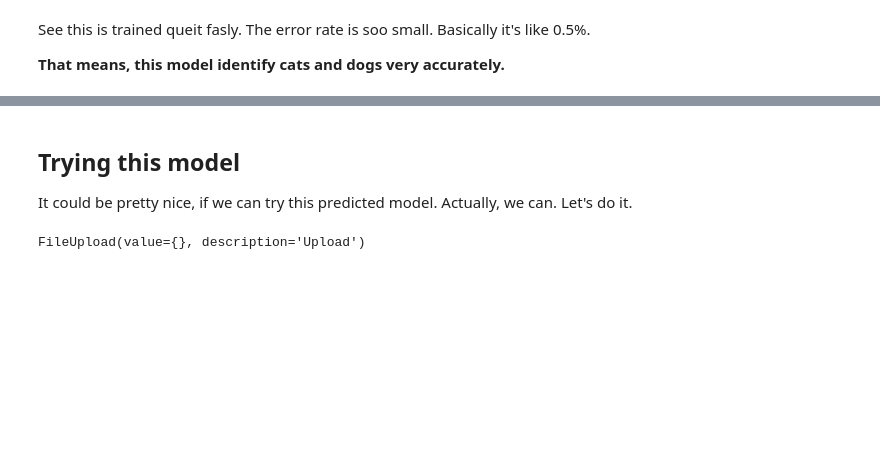
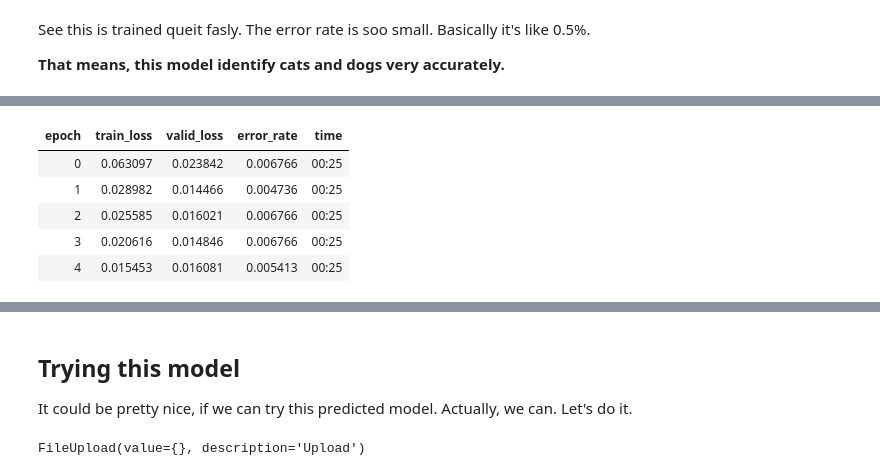
Before and after one commit to arunoda/fastai-v4, a Jupyter notebook: 01-intro.ipynb, the cells around one changed output, grey strips where cells are left out. Drawn from its saved outputs; the diff is of its cells as text; code cells hidden in the pictures; blank space fills up the shorter version.

```diff
--- a/01-intro.ipynb
+++ b/01-intro.ipynb
@@ -50,0 +59,10 @@ See this is trained queit fasly. The error rate is soo small. Basically it's lik
+# %%
+learn_fit = cnn_learner(dls, resnet34, metrics=error_rate)
+learn_fit.fit(5)
+# %% [output]
+| epoch | train_loss | valid_loss | error_rate | time |
+| 0 | 0.063097 | 0.023842 | 0.006766 | 00:25 |
+| 1 | 0.028982 | 0.014466 | 0.004736 | 00:25 |
+| 2 | 0.025585 | 0.016021 | 0.006766 | 00:25 |
+| 3 | 0.020616 | 0.014846 | 0.006766 | 00:25 |
+| 4 | 0.015453 | 0.016081 | 0.005413 | 00:25 |
```
Also changed, not shown: parts of 9 cells of this notebook.
